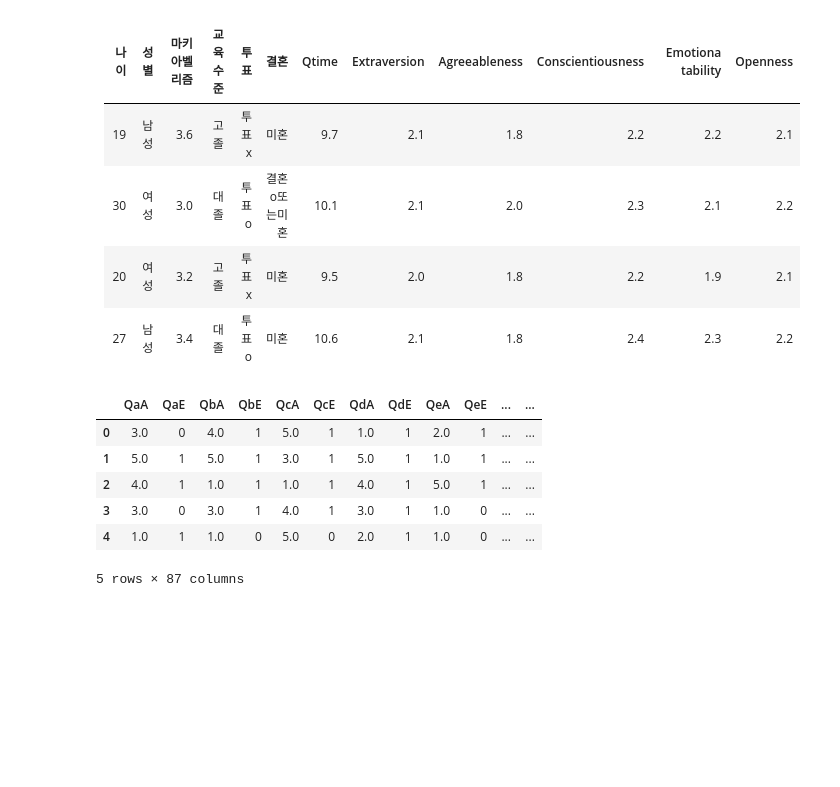
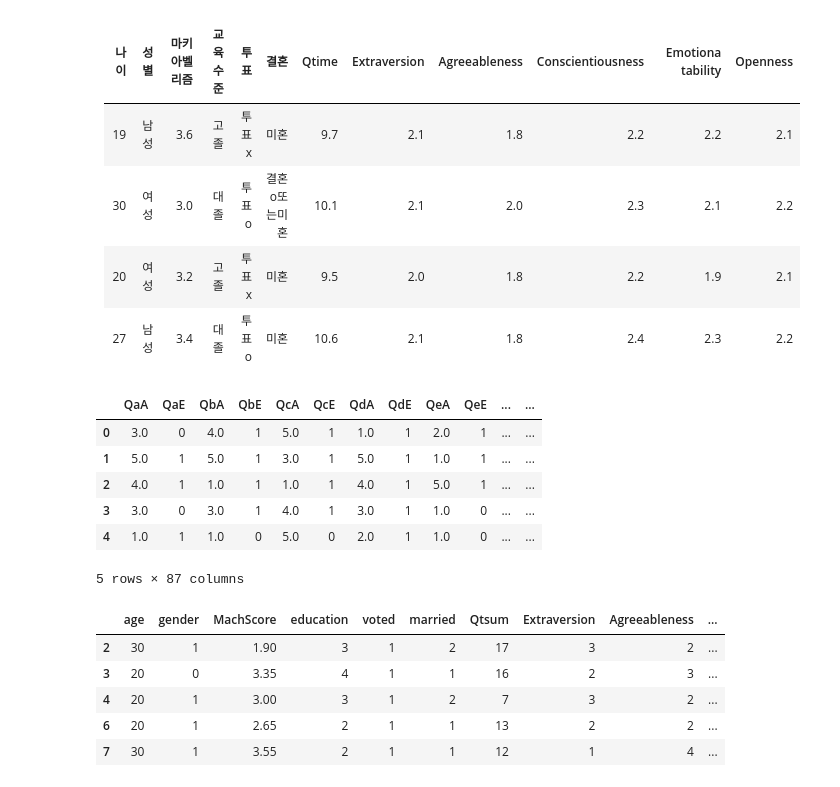
Before and after one commit to ineed-coffee/vote_prediction_from_Machiavellism_test, a Jupyter notebook: EDA/PoC/Clustering.ipynb, the cells around one changed output. Drawn from its saved outputs; the diff is of its cells as text; code cells hidden in the pictures; blank space fills up the shorter version.

```diff
--- a/EDA/PoC/Clustering.ipynb
+++ b/EDA/PoC/Clustering.ipynb
@@ -248,3 +248,14 @@ data.head()
 | 3 | 3.0 | 0 | 3.0 | 1 | 4.0 | 1 | 3.0 | 1 | 1.0 | 0 | ... | ... |
 | 4 | 1.0 | 1 | 1.0 | 0 | 5.0 | 0 | 2.0 | 1 | 1.0 | 0 | ... | ... |
 5 rows × 87 columns
+# %%
+# k = 3 인 클러스터에서 성별이 남성 또는 여성이 나옴 -> 다시 kmeans 진행
+data2 = data[data['k3'] == 0][columnlist]
+data2.head()
+# %% [output]
+|  | age | gender | MachScore | education | voted | married | Qtsum | Extraversion | Agreeableness | ... |
+| 2 | 30 | 1 | 1.90 | 3 | 1 | 2 | 17 | 3 | 2 | ... |
+| 3 | 20 | 0 | 3.35 | 4 | 1 | 1 | 16 | 2 | 3 | ... |
+| 4 | 20 | 1 | 3.00 | 3 | 1 | 2 | 7 | 3 | 2 | ... |
+| 6 | 20 | 1 | 2.65 | 2 | 1 | 1 | 13 | 2 | 2 | ... |
+| 7 | 30 | 1 | 3.55 | 2 | 1 | 1 | 12 | 1 | 4 | ... |
```
Also changed, not shown: parts of 12 cells of this notebook.
